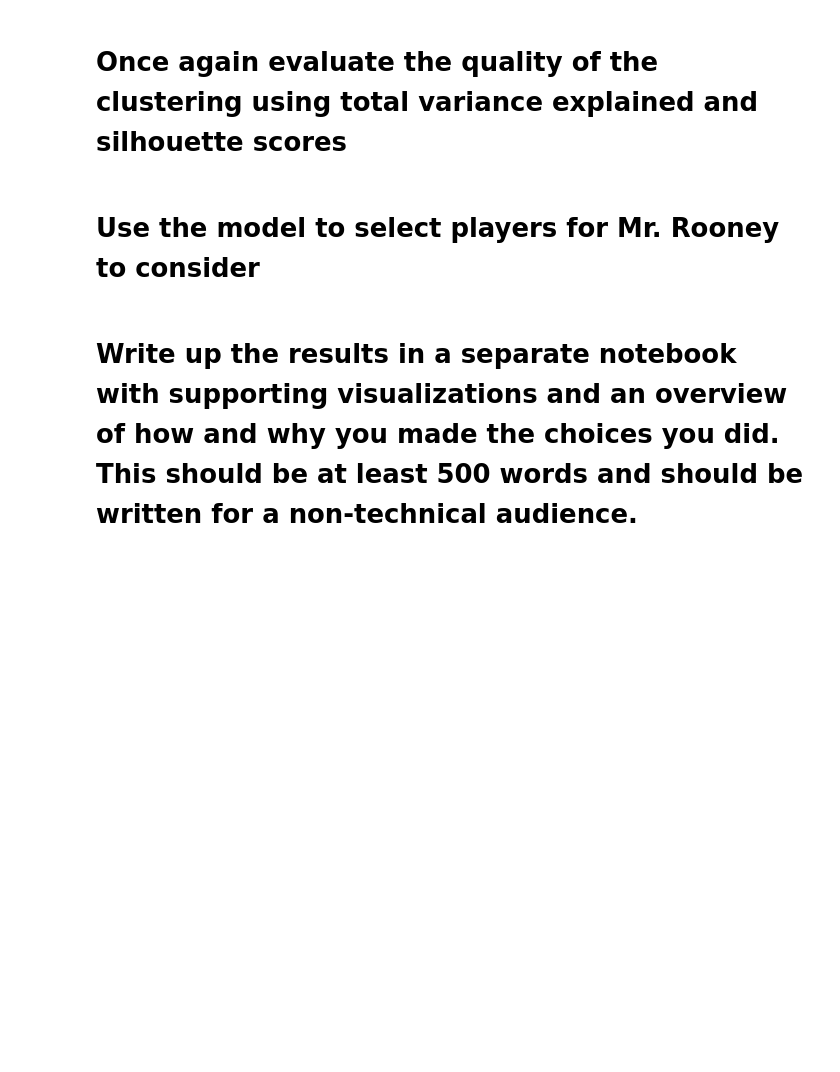
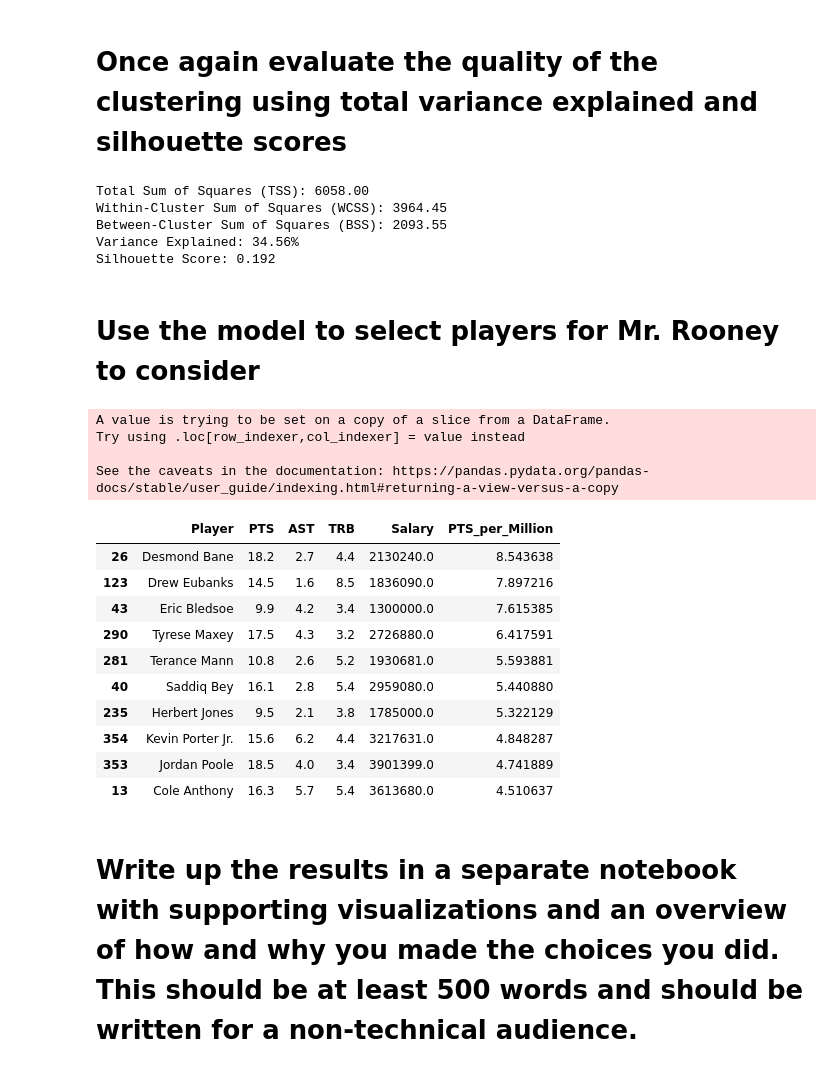
Before and after one commit to yxb8mh/DS-3021, a Jupyter notebook: 10_kMeans Clustering/Lab-Clustering.ipynb, the cells around one changed output. Saved outputs shown, nothing was run; the diff lists cells and outputs as text; code cells hidden in the pictures; blank space fills up the shorter version.

```diff
--- a/10_kMeans Clustering/Lab-Clustering.ipynb
+++ b/10_kMeans Clustering/Lab-Clustering.ipynb
@@ -325,2 +263,7 @@ plt.show()
 # %% [markdown]
 # Use the recommended number of cluster (assuming it's different) to retrain your model and visualize the results
+# %%
+#3 looks the best, so let's try it
+kmeans_3 = KMeans(n_clusters=3, random_state=42, n_init=10)
+kmeans_3.fit(X_scaled)
+df['Cluster'] = kmeans_3.labels_
@@ -327,4 +275,23 @@ plt.show()
 # %% [markdown]
 # Once again evaluate the quality of the clustering using total variance explained and silhouette scores
+# %%
+#do it again
+tss = np.sum((X_scaled - np.mean(X_scaled, axis=0))**2)
+wcss = kmeans_3.inertia_
+bss = tss - wcss
+var_explained = bss / tss
+sil_score = silhouette_score(X_scaled, kmeans_3.labels_)
+
+print(f"TSS: {tss:.2f}")
+print(f"WCSS: {wcss:.2f}")
+print(f"BSS: {bss:.2f}")
+print(f"variance explained: {var_explained:.2%}")
+print(f"silhouette score: {sil_score:.3f}")
+# %% [output]
+Total Sum of Squares (TSS): 6058.00
+Within-Cluster Sum of Squares (WCSS): 3964.45
+Between-Cluster Sum of Squares (BSS): 2093.55
+Variance Explained: 34.56%
+Silhouette Score: 0.192
 # %% [markdown]
 # Use the model to select players for Mr. Rooney to consider
@@ -331,2 +301,28 @@ plt.show()
+# %%
+#find the cluster with relatively high stats & lower salary
+value_cluster = cluster_summary.sort_values(by='Salary').index[1]
+#select all players in that cluster
+value_recommendations = df[df['Cluster'] == value_cluster]
+
+value_recommendations['PTS_per_Million'] = value_recommendations['PTS'] / (value_recommendations['Salary'] / 1_000_000)
+#top players by PTS efficiency
+value_recommendations = value_recommendations.sort_values(by='PTS_per_Million', ascending=False)
+value_recommendations[['Player', 'PTS', 'AST', 'TRB', 'Salary', 'PTS_per_Million']].head(10)
+# %% [output]
+A value is trying to be set on a copy of a slice from a DataFrame.
+Try using .loc[row_indexer,col_indexer] = value instead
+
+See the caveats in the documentation: https://pandas.pydata.org/pandas-docs/stable/user_guide/indexing.html#returning-a-view-versus-a-copy
+|  | Player | PTS | AST | TRB | Salary | PTS_per_Million |
+| 26 | Desmond Bane | 18.2 | 2.7 | 4.4 | 2130240.0 | 8.543638 |
+| 123 | Drew Eubanks | 14.5 | 1.6 | 8.5 | 1836090.0 | 7.897216 |
+| 43 | Eric Bledsoe | 9.9 | 4.2 | 3.4 | 1300000.0 | 7.615385 |
+| 290 | Tyrese Maxey | 17.5 | 4.3 | 3.2 | 2726880.0 | 6.417591 |
+| 281 | Terance Mann | 10.8 | 2.6 | 5.2 | 1930681.0 | 5.593881 |
+| 40 | Saddiq Bey | 16.1 | 2.8 | 5.4 | 2959080.0 | 5.440880 |
+| 235 | Herbert Jones | 9.5 | 2.1 | 3.8 | 1785000.0 | 5.322129 |
+| 354 | Kevin Porter Jr. | 15.6 | 6.2 | 4.4 | 3217631.0 | 4.848287 |
+| 353 | Jordan Poole | 18.5 | 4.0 | 3.4 | 3901399.0 | 4.741889 |
+| 13 | Cole Anthony | 16.3 | 5.7 | 5.4 | 3613680.0 | 4.510637 |
 # %% [markdown]
 # Write up the results in a separate notebook with supporting visualizations and an overview of how and why you made the choices you did. This should be at least 500 words and should be written for a non-technical audience.
```
Also changed, not shown: parts of 18 cells of this notebook.
